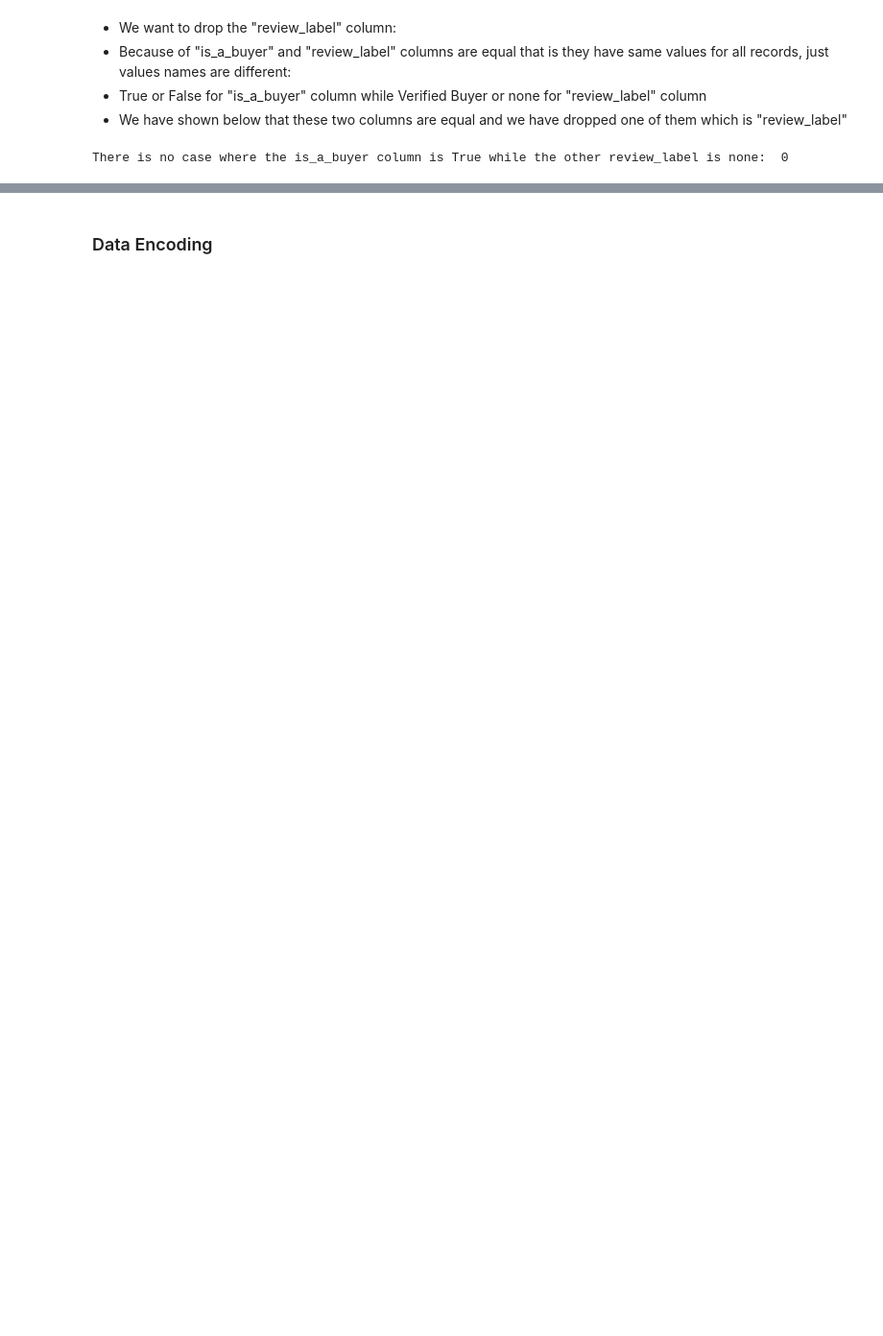
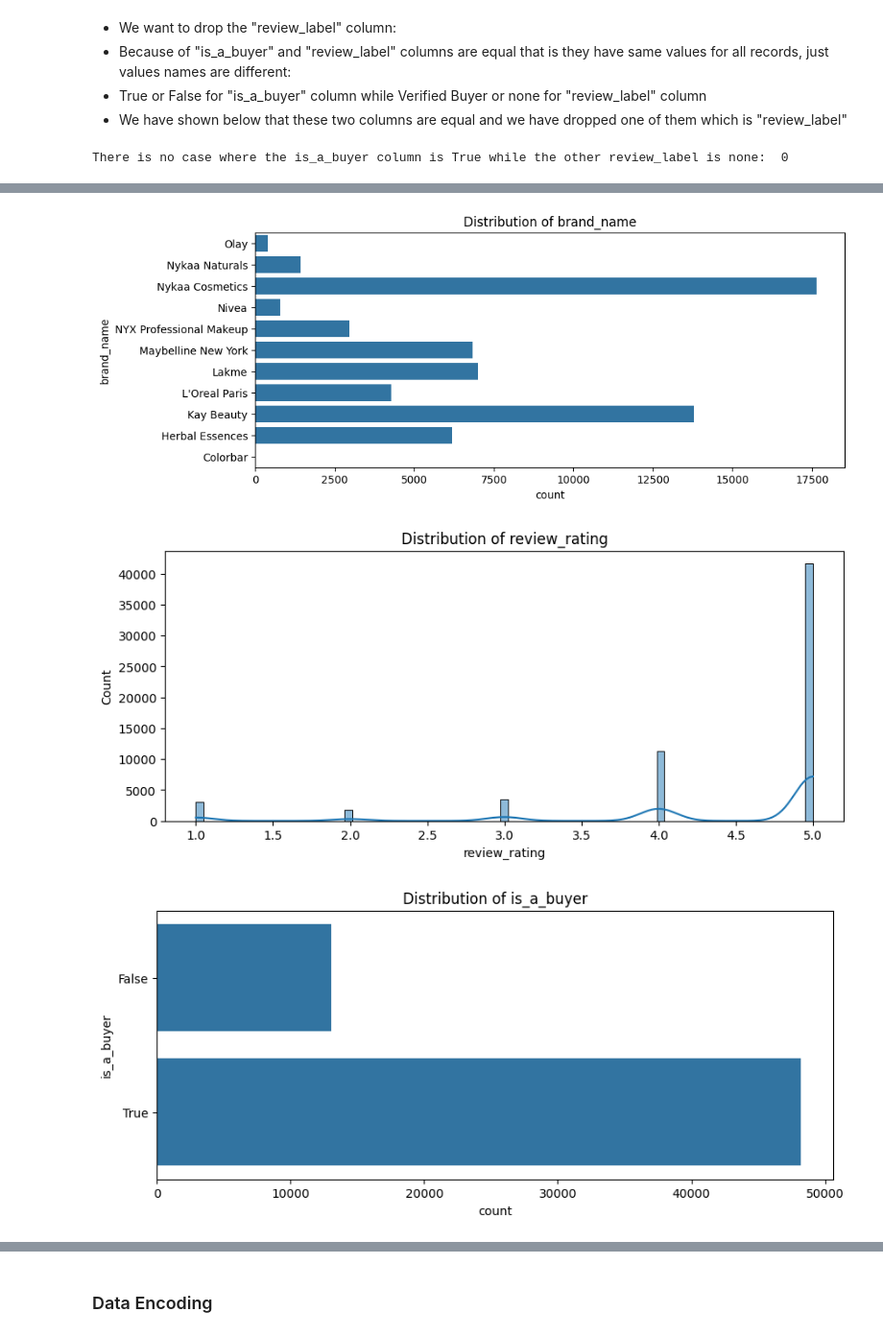
Before and after one commit to MertKilincer/Customer_Verify_Classification, a Jupyter notebook: project.ipynb, the cells around one changed output, grey strips where cells are left out. Shown at 96% size. Cells and saved outputs as stored; diff of their text form; code cells hidden in the pictures; blank space fills up the shorter version.

```diff
--- a/project.ipynb
+++ b/project.ipynb
@@ -207,0 +280,25 @@ df_dropped
+# %%
+features = ['mrp','price','product_rating_count']
+def detect_outliers(series):
+    # Quartile of features
+    Q1 = series.quantile(0.25)
+    Q3 = series.quantile(0.75)
+    # Interquartile range calculation
+    IQR = Q3 - Q1
+    mild_outlier_threshold = 1.5 * IQR
+    # Selecting outliers
+    outliers = ((series < (Q1 - mild_outlier_threshold)) | (series > (Q3 + mild_outlier_threshold))).sum()
+
+    return outliers
+
+# Store the counts of outliers in a new DataFrame
+outlier_counts = pd.DataFrame(columns=['Outliers'])
+
+
+for column in features:
+    # Traverse within numberical features to find exact count of outliers for each feature.
+    outliers= detect_outliers(df_dropped[column])
+    # Adding them to dataframe
+    outlier_counts.loc[column] = [outliers]
+
+outlier_counts
@@ -207,0 +310,11 @@ df_dropped
+# %%
+for feature in features:
+    # Quartile of features
+    q1 = df_dropped[feature].quantile(0.25)
+    q3 = df_dropped[feature].quantile(0.75)
+    # IQR calculation
+    iqr = q3-q1
+    # Upper and lower bounds for values in data set that is acceptable
+    lower_fence = q1 - 1.5 * iqr
+    upper_fence = q3 + 1.5 * iqr
+    df_dropped[feature]=df_dropped[feature].mask((df_dropped[feature] < lower_fence) | (df_dropped[feature] > upper_fence), df_dropped[feature].median())
@@ -207,0 +337,6 @@ df_dropped
+# %%
+plot_distributions(df_dropped,columns_to_plot=columns_to_plot)
+# %% [output]
+[figure, added]
+[figure, added]
+[figure, added]
```
Also changed, not shown: parts of 26 cells of this notebook.
